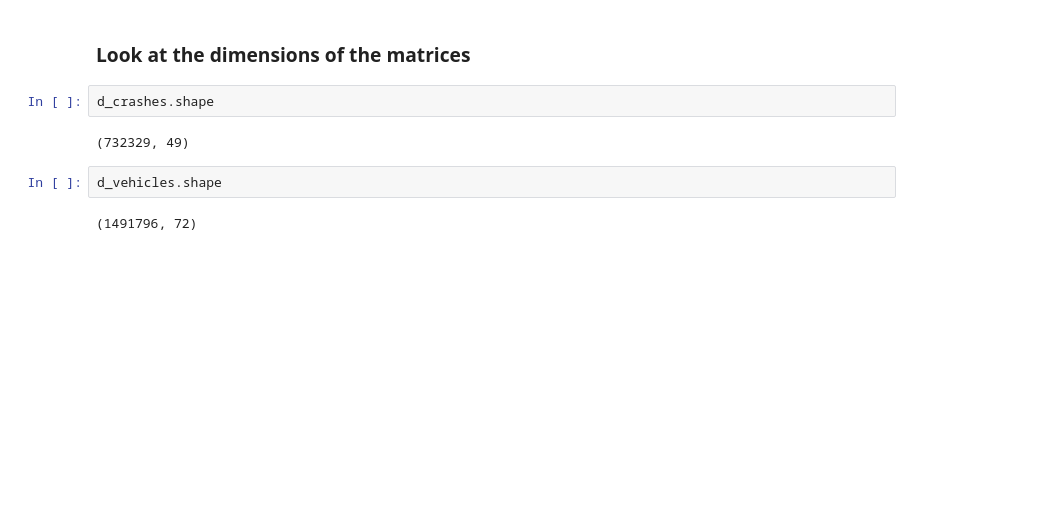
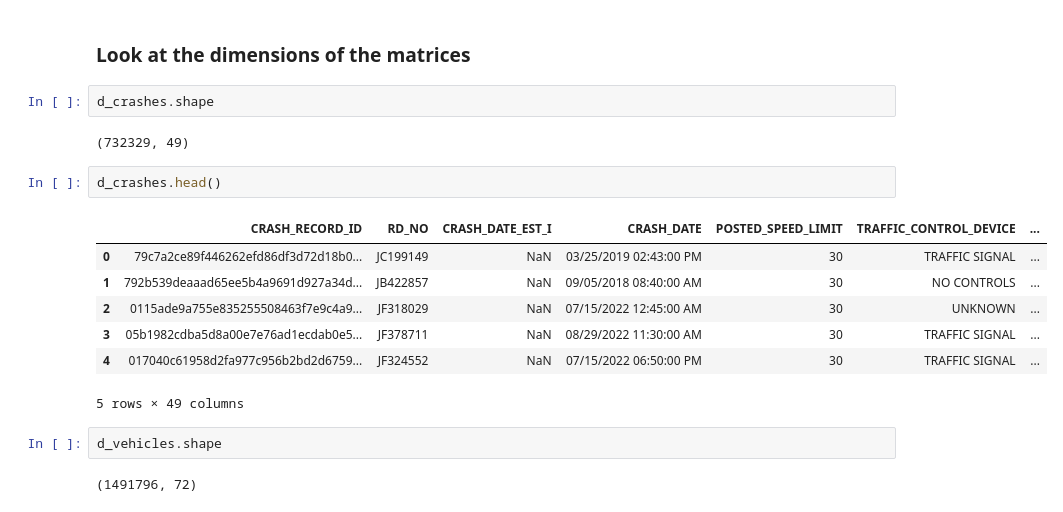
Before and after one commit to Kaewin/project-4, a Jupyter notebook: data_cleaning.ipynb, the cells around one changed output. Drawn from its saved outputs; the diff is of its cells as text; blank space fills up the shorter version.

```diff
--- a/data_cleaning.ipynb
+++ b/data_cleaning.ipynb
@@ -28,6 +28,16 @@ d_vehicles = pd.read_csv('data/Traffic_Crashes_-_Vehicles.csv')
 d_crashes.shape
 # %% [output]
 (732329, 49)
+# %%
+d_crashes.head()
+# %% [output]
+|  | CRASH_RECORD_ID | RD_NO | CRASH_DATE_EST_I | CRASH_DATE | POSTED_SPEED_LIMIT | TRAFFIC_CONTROL_DEVICE | ... |
+| 0 | 79c7a2ce89f446262efd86df3d72d18b0... | JC199149 | NaN | 03/25/2019 02:43:00 PM | 30 | TRAFFIC SIGNAL | ... |
+| 1 | 792b539deaaad65ee5b4a9691d927a34d... | JB422857 | NaN | 09/05/2018 08:40:00 AM | 30 | NO CONTROLS | ... |
+| 2 | 0115ade9a755e835255508463f7e9c4a9... | JF318029 | NaN | 07/15/2022 12:45:00 AM | 30 | UNKNOWN | ... |
+| 3 | 05b1982cdba5d8a00e7e76ad1ecdab0e5... | JF378711 | NaN | 08/29/2022 11:30:00 AM | 30 | TRAFFIC SIGNAL | ... |
+| 4 | 017040c61958d2fa977c956b2bd2d6759... | JF324552 | NaN | 07/15/2022 06:50:00 PM | 30 | TRAFFIC SIGNAL | ... |
+5 rows × 49 columns
 # %%
 d_vehicles.shape
 # %% [output]
```
Also changed, not shown: parts of 42 cells of this notebook.
